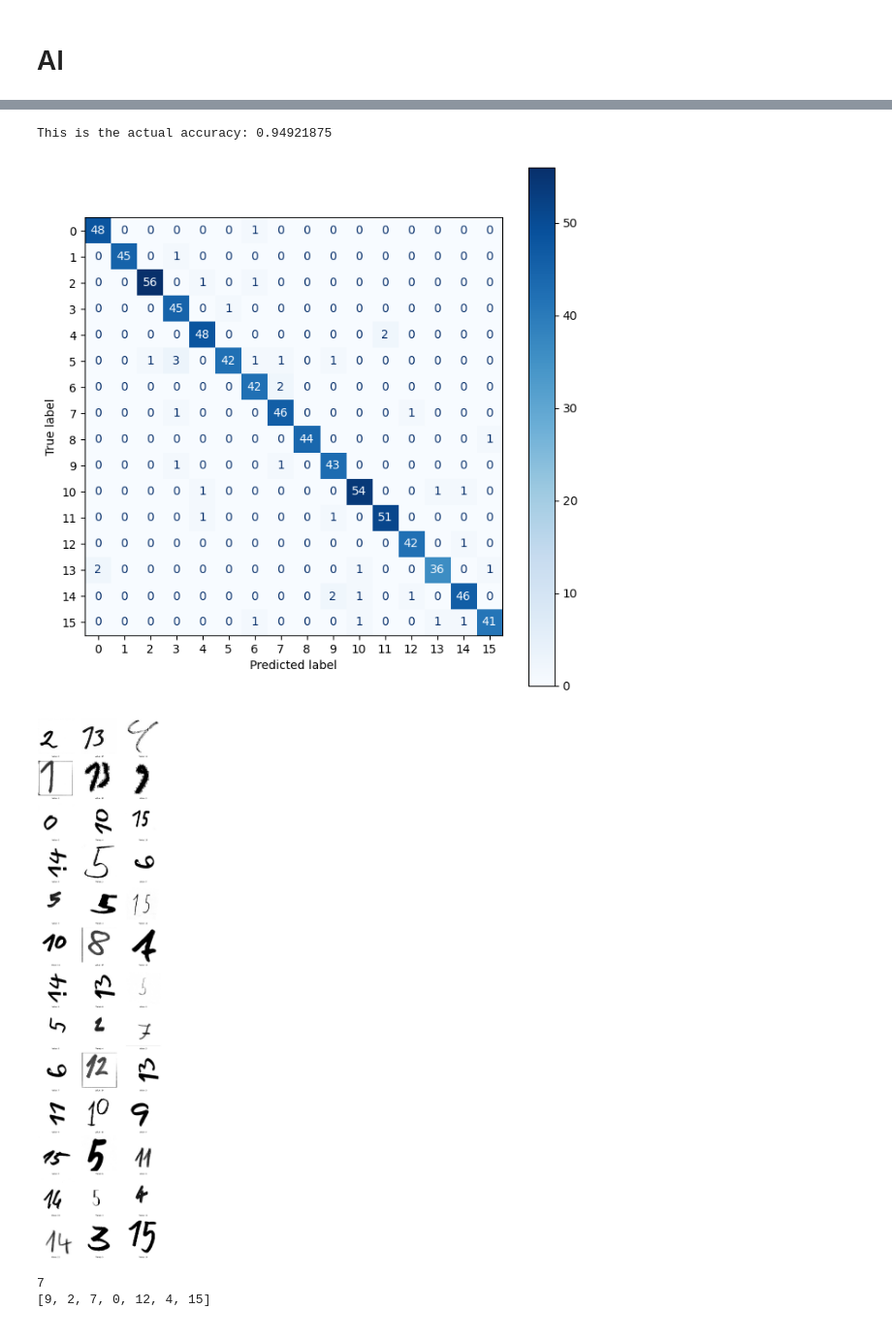
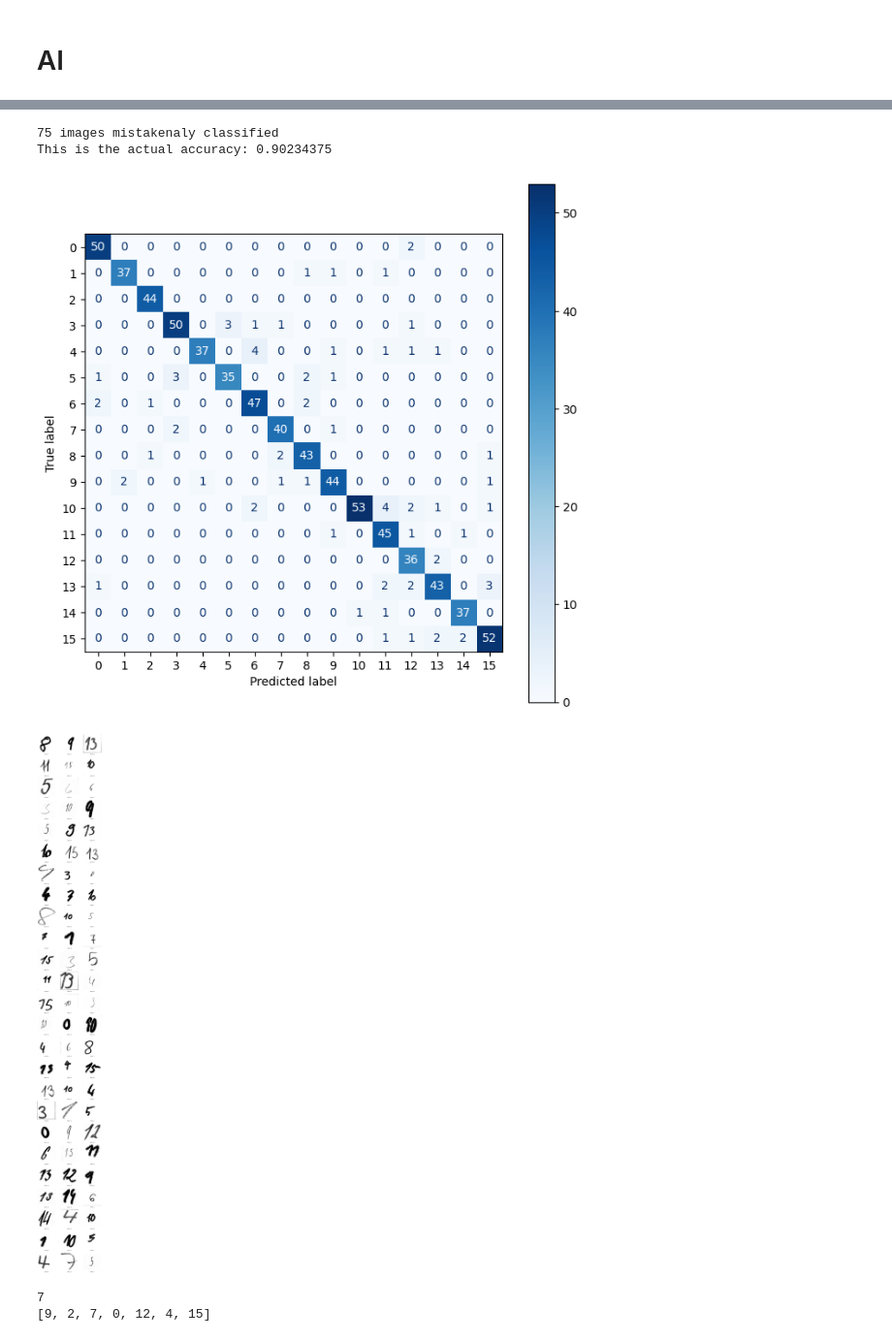
Before and after one commit to dragox134/AI_num_prediction, a Jupyter notebook: Actual_AI.ipynb, the cells around one changed output, grey strips where cells are left out. Shown at 97% size. Cells and saved outputs as stored; diff of their text form; code cells hidden in the pictures.

```diff
--- a/Actual_AI.ipynb
+++ b/Actual_AI.ipynb
@@ -41,7 +42,7 @@ import pandas as pd
 import torch
 from torch.utils.data import Dataset
 from skimage import io
-from PIL import Image
+from PIL import Image, ImageOps
 from torchvision import transforms
 import csv
 
@@ -75,7 +76,10 @@ class Number16(Dataset):
           if i == " ":
             img_path = img_path.replace(' ', '')
 
-        image = Image.open(img_path).convert('L')  # Convert to grayscale upon loading
+        image = Image.open(img_path)
+        image = ImageOps.exif_transpose(image)
+        image = image.convert('L')
+
         y_label = torch.tensor(int(self.annotations.iloc[index, 1]))
 
         if self.transform:
@@ -94,8 +98,8 @@ dataset = Number16(
     csv_file = excel,
     root_dir = imgs,
     transform = transforms.Compose([
-        transforms.Resize((128, 128)),  # Resize to 128x128
-        transforms.ToTensor()  # Convert the image to a tensor
+        transforms.Resize((128, 128)),    # Resize to 128x128
+        transforms.ToTensor()             # Convert the image to a tensor
     ])
 )
 
@@ -118,6 +122,8 @@ loaders = {
 
 
 
+
+
 print("Number of images in dataset: ",len(dataset))
 
 print("this dataset contains",len(dataset.classes) ,"clases: ", dataset.classes)
@@ -413,51 +437,57 @@ for i in range(iterate):
 # %%
 ## VISUALIZE conf_matrix, images, predictions
 
+from torch import optim
 
 
 cnn = CNN()
-cnn.load_state_dict(torch.load("best/best0.8815104166666666"))      # loading model
+cnn.load_state_dict(torch.load("best/best0.9127604166666666"))      # loading model
 cnn.to(device)
+loss_func = nn.CrossEntropyLoss()
+optimizer = optim.Adam(cnn.parameters(), lr = 0.001, weight_decay =  0.001)
 
 # collecting data to optimize
 accuracy, conf_matrix, wrong_predictions = batch_test(cnn, loaders, device, False, False, True)
 
 
-print(f'This is the actual accuracy: {accuracy}')
+
 
 images = []
 values = []
 
 for i in wrong_predictions:
     values.append(i[0])
 
     image = np.reshape(i[1], (128, 128))
     images.append(image)
 
+print(f'{len(values)} images mistakenaly classified')
+print(f'This is the actual accuracy: {accuracy}')
 
 # Calculate the number of rows needed
 num_rows = (len(images) + 2) // 3  # Adding 2 and using integer division to ensure rounding up
 
 fig, axes = plt.subplots(num_rows, 3, figsize=(12, 4 * num_rows))
 
 for i, (image, value) in enumerate(zip(images, values)):
     row_index = i // 3
     col_index = i % 3
     ax = axes[row_index, col_index]
     ax.imshow(image, cmap='gray')  # Display image
     ax.axis('off')  # Turn off axis
     ax.annotate(f'Value: {value}', (0.5, -0.1), xycoords='axes fraction', ha='center')  # Annotate value beneath the image
 
 # Hide empty subplots, if any
 for ax_row in axes[num_rows:]:
     for ax in ax_row:
         ax.axis('off')
 
 plt.show()
 # %% [output]
-This is the actual accuracy: 0.94921875
+75 images mistakenaly classified
+This is the actual accuracy: 0.90234375
-[figure, old version]
+[figure, new version]
-[figure, old version]
+[figure, new version]
 # %%
 ############ TRYING OUT THE MODEL ON REAL LIFE EXAMPLES ##############
 
```
Also changed, not shown: parts of 3 cells of this notebook, 18 other files.
